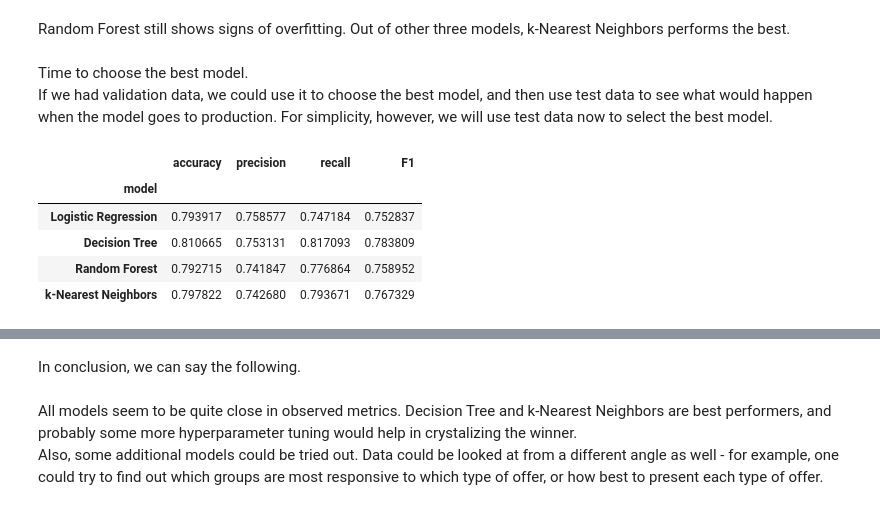
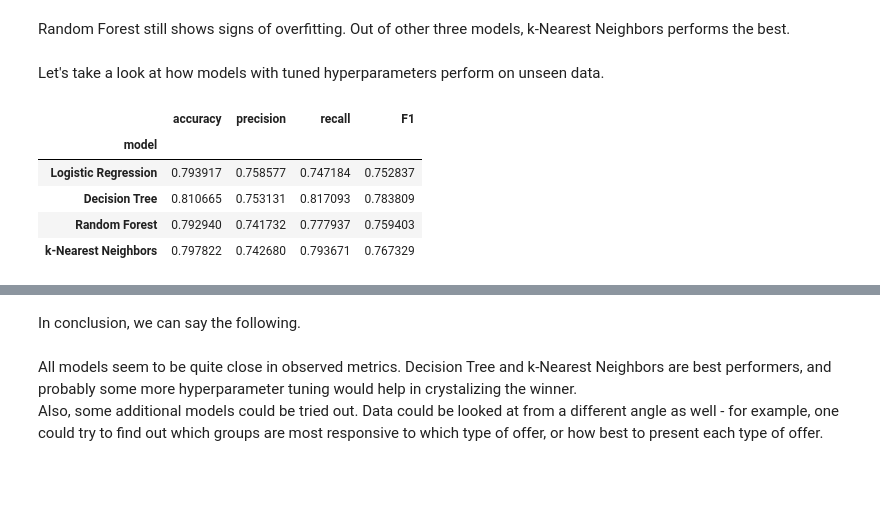
Before and after one commit to jvuger/StarbucksProject, a Jupyter notebook: Starbucks_Capstone_notebook.ipynb, the cells around one changed output, grey strips where cells are left out. Drawn from its saved outputs; the diff is of its cells as text; code cells hidden in the pictures; blank space fills up the shorter version.

```diff
--- a/Starbucks_Capstone_notebook.ipynb
+++ b/Starbucks_Capstone_notebook.ipynb
@@ -1482,8 +1479,8 @@ results_tuned = pd.concat([results_tuned, row], ignore_index = True, axis = 0)
 # %%
 # Random Forest hyperparameters fine-tuning
 parameters = {
-    'n_estimators': [10, 50, 100],
-    'max_features': ['sqrt', 'log2']
+    'n_estimators': [10, 50, 100, 150],
+    'max_features': ['auto','sqrt']
 }
 start = time.time()
 
@@ -1557,15 +1553,14 @@ plt.title("Model results - after hyperparameter tuning");
 # %% [markdown]
 Random Forest still shows signs of overfitting. Out of other three models, k-Nearest Neighbors performs the best.
-# %% [markdown]
-Time to choose the best model. <br>
-If we had validation data, we could use it to choose the best model, and then use test data to see what would happen when the model goes to production. For simplicity, however, we will use test data now to select the best model.
+# %% [markdown]
+Let's take a look at how models with tuned hyperparameters perform on unseen data.
 # %%
 y_test_lr = lrf.predict(X_test)
 y_test_dtc = dtcf.predict(X_test)
 y_test_rfc = rfcf.predict(X_test)
 y_test_knn = knnf.predict(X_test)
 # %%
-results_test = pd.DataFrame()
+results_test_after = pd.DataFrame()
 row = {}
 
 row['model'] = ['Logistic Regression']
@@ -1574,38 +1569,38 @@ row['precision'] = [metrics.precision_score(y_test, y_test_lr)]
 row['recall'] = [metrics.recall_score(y_test, y_test_lr)]
 row['F1'] = [metrics.f1_score(y_test, y_test_lr)]
 row = pd.DataFrame(row)
-results_test = pd.concat([results_test, row], ignore_index = True, axis = 0)
+results_test_after = pd.concat([results_test_after, row], ignore_index = True, axis = 0)
 
 row['model'] = ['Decision Tree']
 row['accuracy'] = [metrics.accuracy_score(y_test, y_test_dtc)]
 row['precision'] = [metrics.precision_score(y_test, y_test_dtc)]
 row['recall'] = [metrics.recall_score(y_test, y_test_dtc)]
 row['F1'] = [metrics.f1_score(y_test, y_test_dtc)]
 row = pd.DataFrame(row)
-results_test = pd.concat([results_test, row], ignore_index = True, axis = 0)
+results_test_after = pd.concat([results_test_after, row], ignore_index = True, axis = 0)
 
 row['model'] = ['Random Forest']
 row['accuracy'] = [metrics.accuracy_score(y_test, y_test_rfc)]
 row['precision'] = [metrics.precision_score(y_test, y_test_rfc)]
 row['recall'] = [metrics.recall_score(y_test, y_test_rfc)]
 row['F1'] = [metrics.f1_score(y_test, y_test_rfc)]
 row = pd.DataFrame(row)
-results_test = pd.concat([results_test, row], ignore_index = True, axis = 0)
+results_test_after = pd.concat([results_test_after, row], ignore_index = True, axis = 0)
 
 row['model'] = ['k-Nearest Neighbors']
 row['accuracy'] = [metrics.accuracy_score(y_test, y_test_knn)]
 row['precision'] = [metrics.precision_score(y_test, y_test_knn)]
 row['recall'] = [metrics.recall_score(y_test, y_test_knn)]
 row['F1'] = [metrics.f1_score(y_test, y_test_knn)]
 row = pd.DataFrame(row)
-results_test = pd.concat([results_test, row], ignore_index = True, axis = 0)
+results_test_after = pd.concat([results_test_after, row], ignore_index = True, axis = 0)
 
-results_test = results_test.set_index('model')
-results_test
+results_test_after = results_test_after.set_index('model')
+results_test_after
 # %% [output]
 |  | accuracy | precision | recall | F1 |
 | model |  |  |  |  |
 | Logistic Regression | 0.793917 | 0.758577 | 0.747184 | 0.752837 |
 | Decision Tree | 0.810665 | 0.753131 | 0.817093 | 0.783809 |
-| Random Forest | 0.792715 | 0.741847 | 0.776864 | 0.758952 |
+| Random Forest | 0.792940 | 0.741732 | 0.777937 | 0.759403 |
 | k-Nearest Neighbors | 0.797822 | 0.742680 | 0.793671 | 0.767329 |
```
Also changed, not shown: parts of 42 cells of this notebook.
